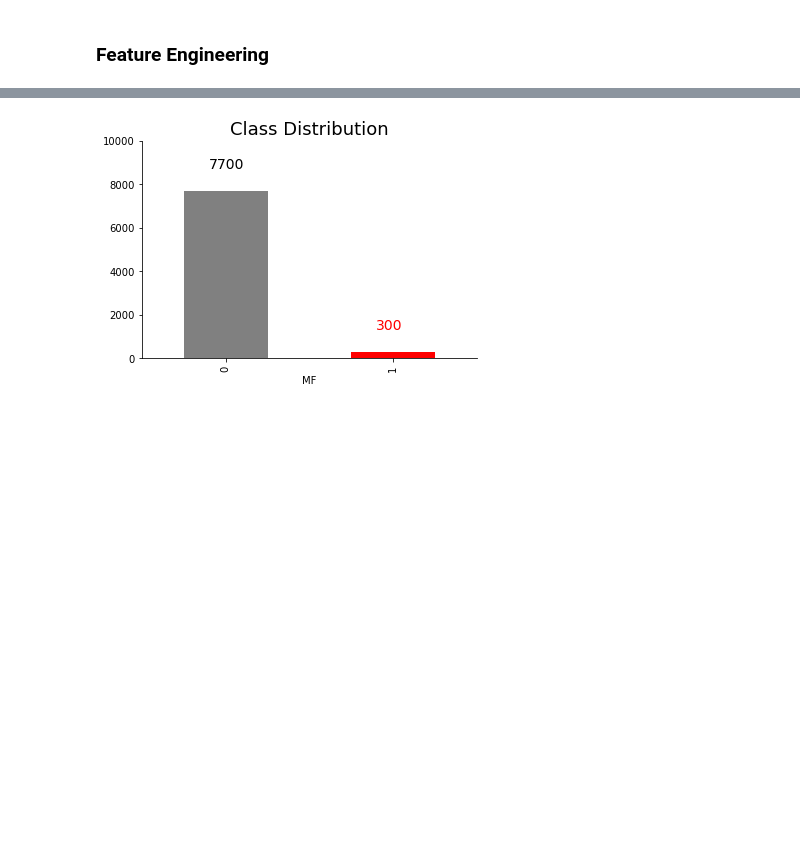
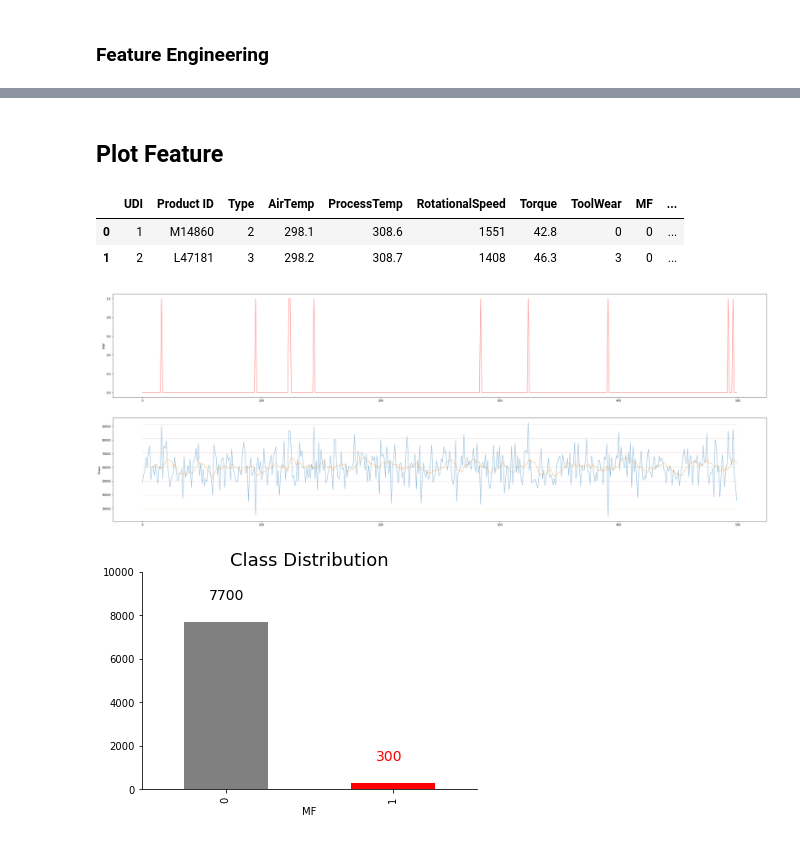
Before and after one commit to chockchip/predictive-maintenance, a Jupyter notebook: main2_genetic.ipynb, the cells around one changed output, grey strips where cells are left out. Cells and saved outputs as stored; diff of their text form; code cells hidden in the pictures; blank space fills up the shorter version.

```diff
--- a/main2_genetic.ipynb
+++ b/main2_genetic.ipynb
@@ -82,14 +147,0 @@ df['TorqueRotationalSpeedDevided'] = (df[['Torque', 'RotationalSpeed']]).apply(d
-# %%
-# Add square feature
-
-df['AirTempSq'] = (df['AirTemp']) * (df['AirTemp'])
-df['ProcessTempSq'] = (df['ProcessTemp']) * (df['ProcessTemp'])
-df['RotationalSpeedSq'] = (df['RotationalSpeed']) * (df['RotationalSpeed'])
-df['TorqueSq'] = (df['Torque']) * (df['Torque'])
-df['ToolWearSq'] = (df['ToolWear']) * (df['ToolWear'])
-# %%
-df['Airtemp_Class'] = encode_feature(df['AirTemp'])
-df['ProcessTemp_Class'] = encode_feature(df['ProcessTemp'])
-df['Rotational_Class'] = encode_feature(df['RotationalSpeed'])
-df['Torque_Class'] = encode_feature(df['Torque'])
-df['ToolWear_Class'] = encode_feature(df['ToolWear'])
@@ -103,3 +213,40 @@ df.head(2)
+# %% [markdown]
+## Plot Feature
+# %%
+def get_moving_average(df, window_size=10):
+    windows = df.rolling(window_size)
+    moving_average = windows.mean()
+    moving_averages_list = moving_average.tolist()
+    final_list = moving_averages_list[window_size - 1:]
+
+    return(final_list)
+# %%
+def plot_feature_class(df, feautures, label, window_size=10):
+    fig, ax = plt.subplots(len(feautures)+1, 1, figsize=(42,15))
+    sns.lineplot(ax=ax[0], x=range(df.shape[0]), y=label, data=df, alpha=0.5, color='red' )
+
+
+    for idx, feature in enumerate(feautures):
+        sns.lineplot(ax=ax[idx+1], x=range(df.shape[0]), y=feautures[idx], data=df, alpha=0.5 )
+        sns.lineplot(ax=ax[idx+1], x=range(window_size-1, df.shape[0]), y=get_moving_average(df[feature], window_size), alpha=0.5 )
+        sns.lineplot(ax=ax[idx+1], x=range(0, df.shape[0]), y=[df[feature].mean() for i in range(df.shape[0])], alpha=0.2 )
+        sns.lineplot(ax=ax[idx+1], x=range(0, df.shape[0]), y=[df[feature].mean() + df[feature].std() for i in range(df.shape[0])], alpha=0.2 )
+        sns.lineplot(ax=ax[idx+1], x=range(0, df.shape[0]), y=[df[feature].mean() - df[feature].std() for i in range(df.shape[0])], alpha=0.2 )
+        sns.lineplot(ax=ax[idx+1], x=range(0, df.shape[0]), y=[df[feature].mean() + (2 * df[feature].std()) for i in range(df.shape[0])], alpha=0.2 )
+        sns.lineplot(ax=ax[idx+1], x=range(0, df.shape[0]), y=[df[feature].mean() - (2 * df[feature].std()) for i in range(df.shape[0])], alpha=0.2 )
+        sns.lineplot(ax=ax[idx+1], x=range(0, df.shape[0]), y=[df[feature].mean() + (3 * df[feature].std()) for i in range(df.shape[0])], alpha=0.2 )
+        sns.lineplot(ax=ax[idx+1], x=range(0, df.shape[0]), y=[df[feature].mean() - (3 * df[feature].std()) for i in range(df.shape[0])], alpha=0.2 )
+# %%
+df.head(2)
+# %% [output]
+|  | UDI | Product ID | Type | AirTemp | ProcessTemp | RotationalSpeed | Torque | ToolWear | MF | ... |
+| 0 | 1 | M14860 | 2 | 298.1 | 308.6 | 1551 | 42.8 | 0 | 0 | ... |
+| 1 | 2 | L47181 | 3 | 298.2 | 308.7 | 1408 | 46.3 | 3 | 0 | ... |
+# %%
+df_plot = df[1000:1500]
+plot_feature_class(df_plot, ['Power'],'PWF')
+# %% [output]
+[figure, added]
 # %%
 def plot_class_distribution(df, label):
     c = ['Grey', 'Red']
```
Also changed, not shown: parts of 46 cells of this notebook, 3 other files.
